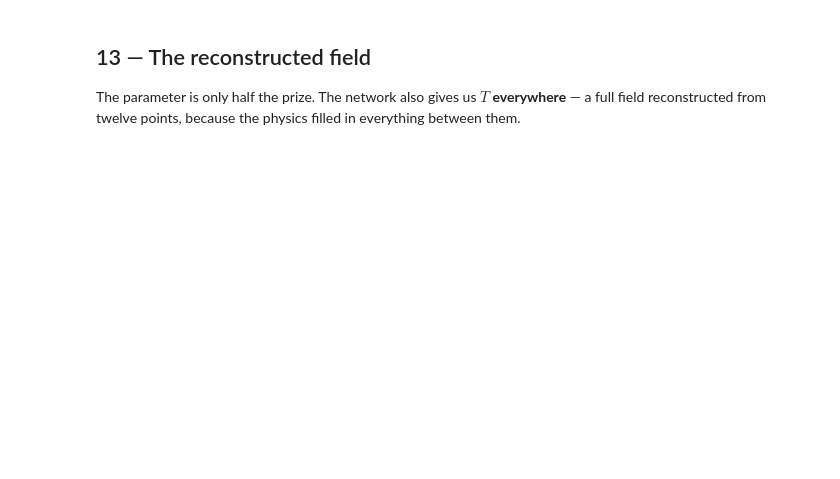
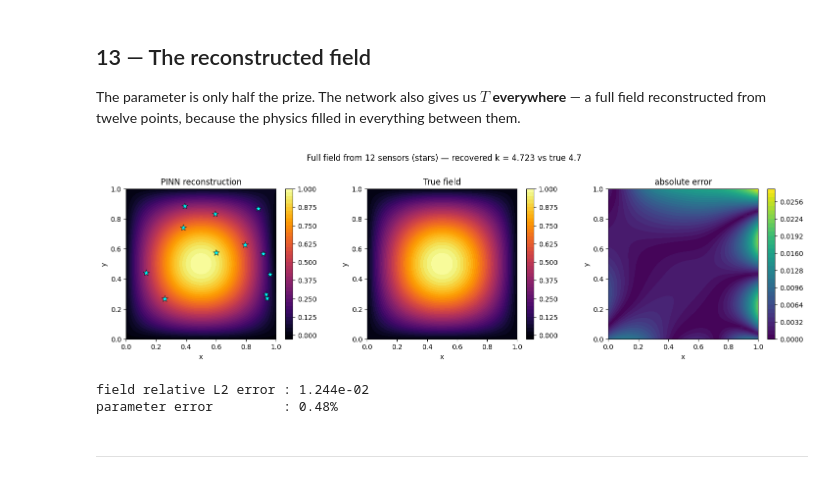
Before and after one commit to rraj-io/PINN_for_Mechanical_Engineer, a Jupyter notebook: PME_Tutorial_08/PME_Tutorial_08_inverse_problem.ipynb, the cells around one changed output. Saved outputs shown, nothing was run; the diff lists cells and outputs as text; code cells hidden in the pictures; blank space fills up the shorter version.

```diff
--- a/PME_Tutorial_08/PME_Tutorial_08_inverse_problem.ipynb
+++ b/PME_Tutorial_08/PME_Tutorial_08_inverse_problem.ipynb
@@ -344,19 +417,27 @@ The parameter is only half the prize. The network also gives us $T$ **everywhere
 # %%
 with torch.no_grad(): Tp = model(gxr,gyr)
 P = Tp.reshape(ng,ng).cpu().numpy()
 E = T_ref.reshape(ng,ng).cpu().numpy()
 D = np.abs(P-E)
 Xn,Yn = GX.cpu().numpy(), GY.cpu().numpy()
 
 fig,ax = plt.subplots(1,3,figsize=(15,4.2))
 for a,(F,ttl,cm) in zip(ax,[(P,'PINN reconstruction','inferno'),
                             (E,'True field','inferno'),
                             (D,'absolute error','viridis')]):
     cf=a.contourf(Xn,Yn,F,levels=40,cmap=cm); fig.colorbar(cf,ax=a,fraction=0.046)
     a.set_title(ttl); a.set_xlabel('x'); a.set_ylabel('y'); a.set_aspect('equal')
 ax[0].scatter(x_s.cpu(),y_s.cpu(),s=90,marker='*',color='cyan',edgecolors='k',linewidths=0.5)
 plt.suptitle(f'Full field from {N_SENSORS} sensors (stars) — recovered k = {k_value().item():.3f} vs true {K_TRUE}', y=1.02)
-plt.tight_layout(); plt.show()
+plt.tight_layout()
+plt.savefig("t8_field_reconstruction.png", dpi=300)
+plt.show()
 
 print(f"field relative L2 error : {field_error():.3e}")
 print(f"parameter error         : {k_error():.2f}%")
+# %% [output]
+[figure, added]
+field relative L2 error : 1.244e-02
+parameter error         : 0.48%
+# %% [markdown]
+---
```
Also changed, not shown: parts of 28 cells of this notebook.
